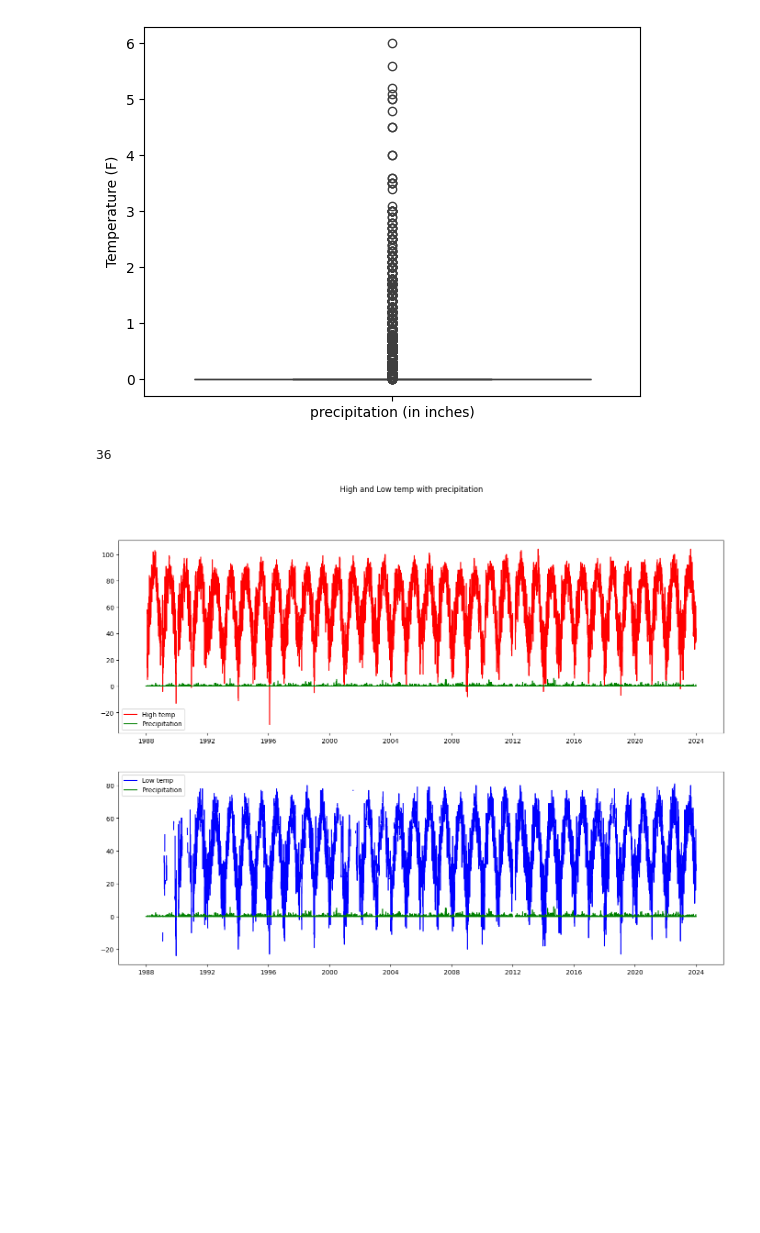
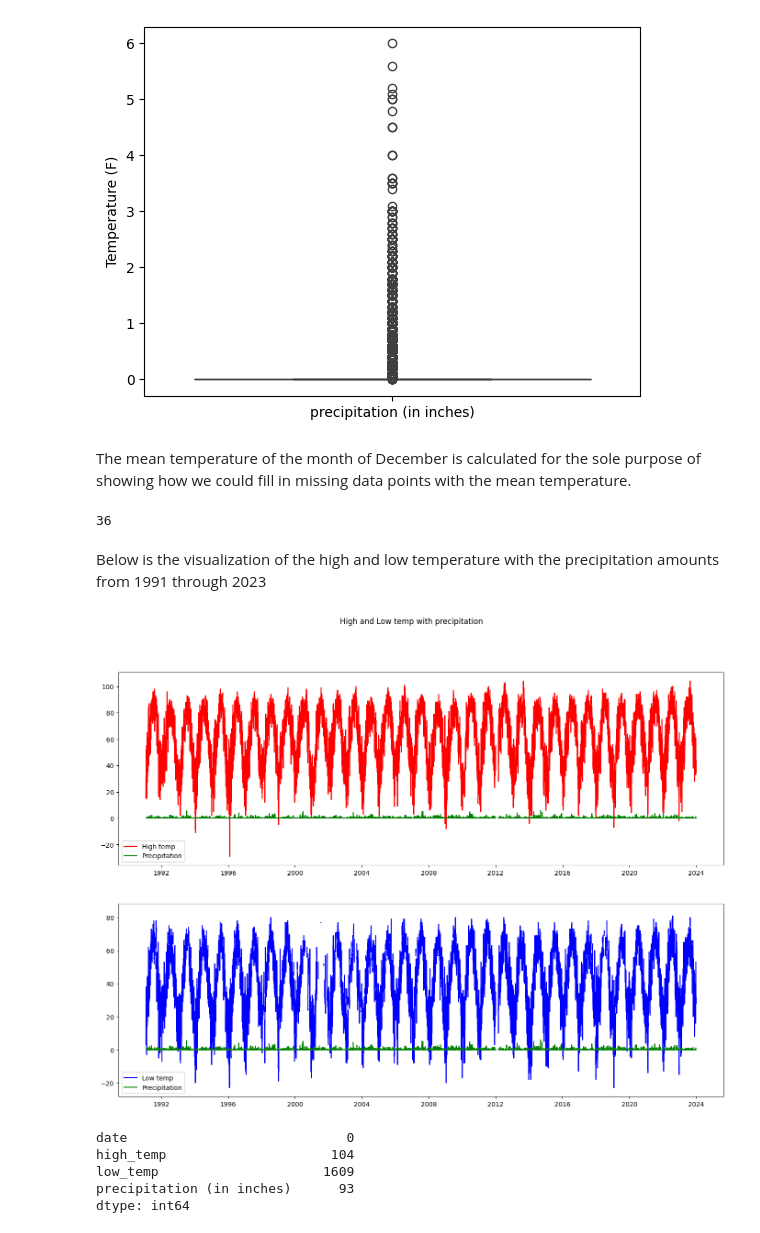
Before and after one commit to SmittyB00p/Springboard_capstone_project, a Jupyter notebook: data/notebook.ipynb, the cells around one changed output. Saved outputs shown, nothing was run; the diff lists cells and outputs as text; code cells hidden in the pictures; blank space fills up the shorter version.

Commit message:
Added an introduction to the notebook as well as explanations to plots

```diff
--- a/data/notebook.ipynb
+++ b/data/notebook.ipynb
@@ -75,6 +76,8 @@ plt.ylabel('Temperature (F)')
 plt.show()
 # %% [output]
 [figure]
+# %% [markdown]
+The mean temperature of the month of December is calculated for the sole purpose of showing how we could fill in missing data points with the mean temperature.
 # %%
 '''
 example of accessing a specific month on the chance that I will use a total month to
@@ -84,18 +87,29 @@ december = df[df['date'].dt.month == 12].high_temp.mean()
 round(december)
 # %% [output]
 36
+# %% [markdown]
+Below is the visualization of the high and low temperature with the precipitation amounts from 1991 through 2023
 # %%
 ###### plotting high_temp and low_temp with precipitation to visualize the peaks and troughs
+df_1991_to_present = df[df['date'] >= '1991-01-01']
 
 fig, ax = plt.subplots(2, figsize=(17, 12))
 
-ax[0].plot(df['date'], df['high_temp'], label='High temp', color='red')
-ax[0].plot(df['date'], df['precipitation (in inches)'], label='Precipitation', color='green')
-ax[1].plot(df['date'], df['low_temp'], label='Low temp', color='blue')
-ax[1].plot(df['date'], df['precipitation (in inches)'], label='Precipitation', color='green')
+ax[0].plot(df_1991_to_present['date'], df_1991_to_present['high_temp'], label='High temp', color='red')
+ax[0].plot(df_1991_to_present['date'], df_1991_to_present['precipitation (in inches)'], label='Precipitation', color='green')
+ax[1].plot(df_1991_to_present['date'], df_1991_to_present['low_temp'], label='Low temp', color='blue')
+ax[1].plot(df_1991_to_present['date'], df_1991_to_present['precipitation (in inches)'], label='Precipitation', color='green')
 fig.suptitle('High and Low temp with precipitation')
 ax[0].legend()
 ax[1].legend()
 plt.show()
 # %% [output]
-[figure, old version]
+[figure, new version]
+# %%
+df_1991_to_present.isna().sum()
+# %% [output]
+date                            0
+high_temp                     104
+low_temp                     1609
+precipitation (in inches)      93
+dtype: int64
```
Also changed, not shown: parts of 7 cells of this notebook.
